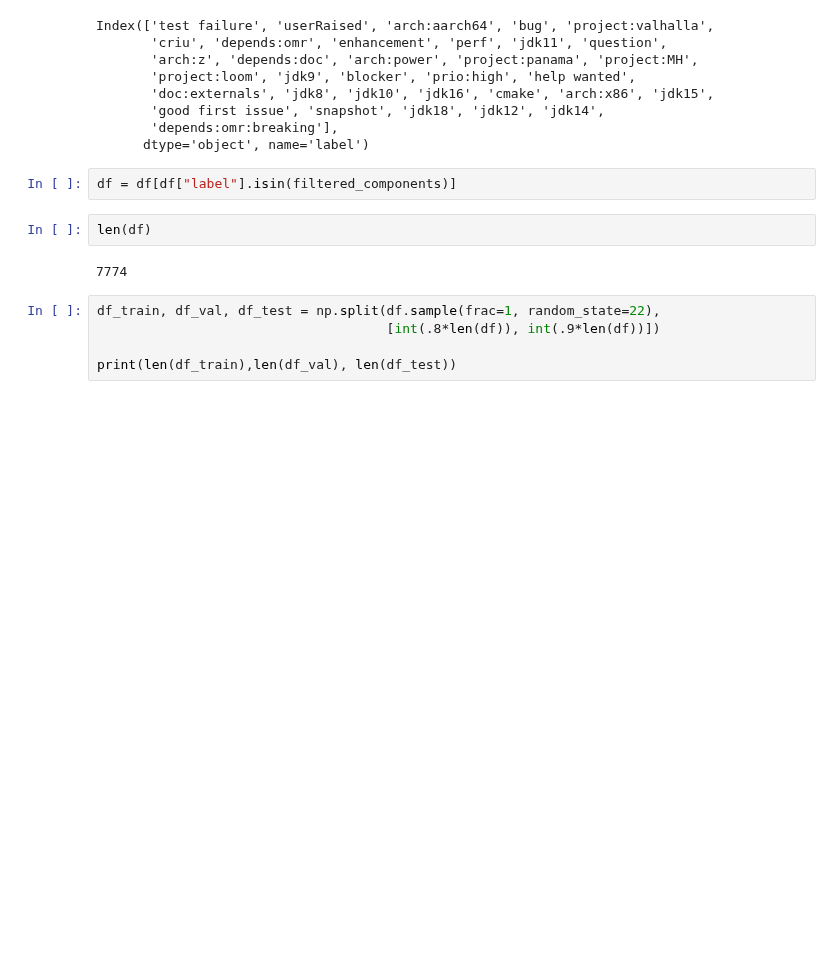
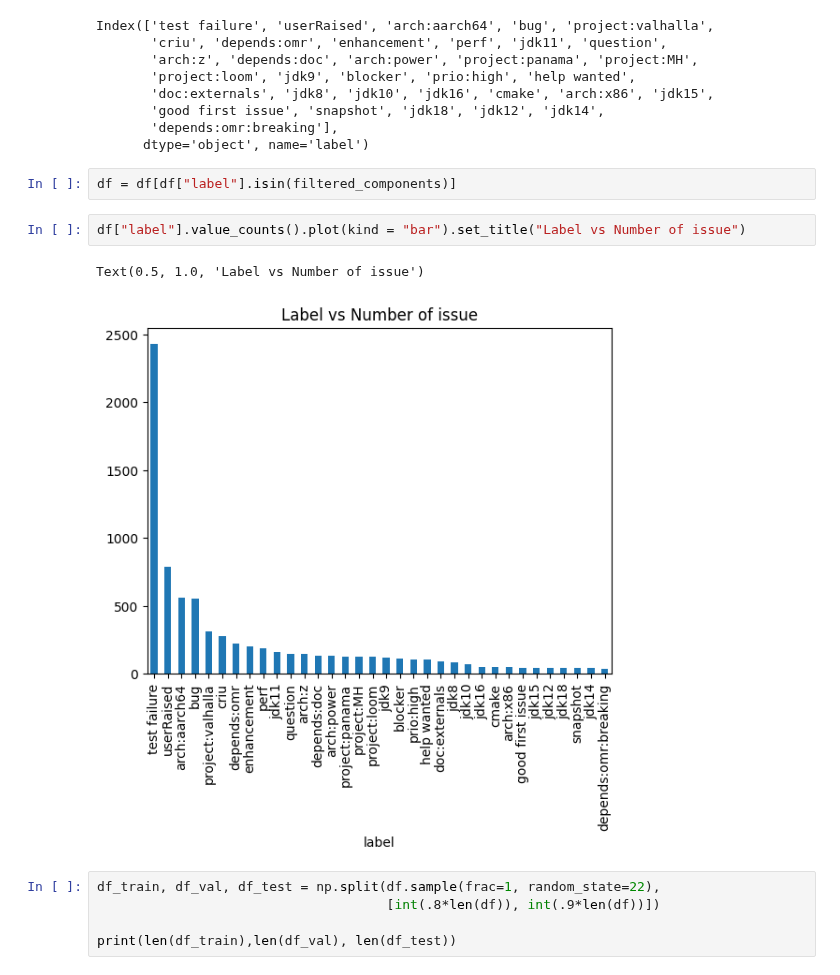
Before and after one commit to afifaniks/triagerX, a Jupyter notebook: notebook/openj9/roberta_label_prediction.ipynb, the cells around one changed output. Saved outputs shown, nothing was run; the diff lists cells and outputs as text; blank space fills up the shorter version.

```diff
--- a/notebook/openj9/roberta_label_prediction.ipynb
+++ b/notebook/openj9/roberta_label_prediction.ipynb
@@ -137,10 +137,11 @@ Index(['test failure', 'userRaised', 'arch:aarch64', 'bug', 'project:valhalla',
       dtype='object', name='label')
 # %%
 df = df[df["label"].isin(filtered_components)]
-# %%
-len(df)
-# %% [output]
-7774
+# %%
+df["label"].value_counts().plot(kind = "bar").set_title("Label vs Number of issue")
+# %% [output]
+Text(0.5, 1.0, 'Label vs Number of issue')
+[figure, added]
 # %%
 df_train, df_val, df_test = np.split(df.sample(frac=1, random_state=22),
                                      [int(.8*len(df)), int(.9*len(df))])
```
Also changed, not shown: 1 other file.
